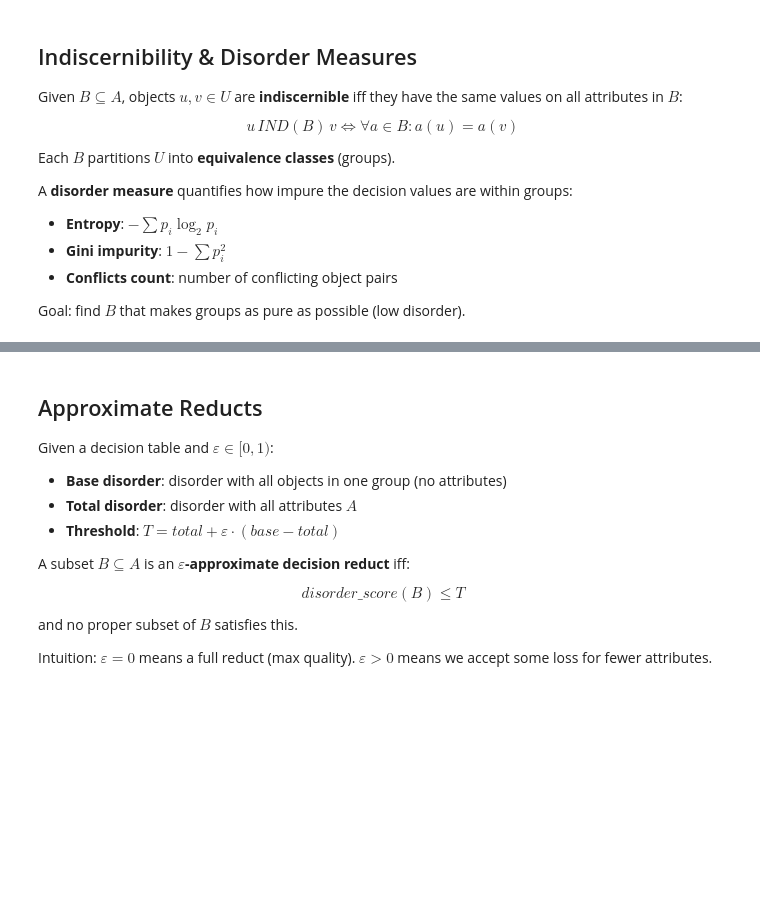
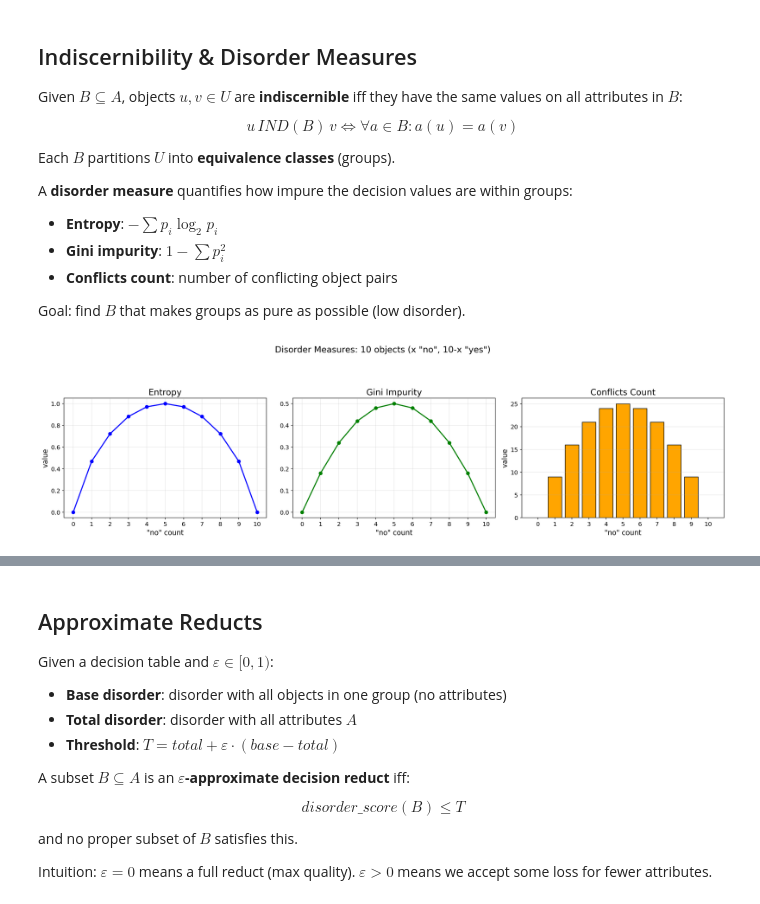
Before and after one commit to sebov/scikit-rough, a Jupyter notebook: presentation/presentation.ipynb, the cells around one changed output, grey strips where cells are left out. Saved outputs shown, nothing was run; the diff lists cells and outputs as text; code cells hidden in the pictures; blank space fills up the shorter version.

```diff
--- a/presentation/presentation.ipynb
+++ b/presentation/presentation.ipynb
@@ -67,3 +57,53 @@ A **disorder measure** quantifies how impure the decision values are within grou
 - **Conflicts count**: number of conflicting object pairs
 
 Goal: find $B$ that makes groups as pure as possible (low disorder).
+# %%
+# | output: false
+import matplotlib.pyplot as plt
+import numpy as np
+
+n = 10
+x_vals = np.arange(n + 1)
+p = x_vals / n
+
+with np.errstate(divide="ignore", invalid="ignore"):
+    entropy_vals = np.where(
+        (p > 0) & (p < 1),
+        -p * np.log2(p) - (1 - p) * np.log2(1 - p),
+        0.0,
+    )
+
+gini_vals = 1 - p**2 - (1 - p) ** 2
+conflicts_vals = x_vals * (n - x_vals)
+
+fig, axes = plt.subplots(1, 3, figsize=(18, 5))
+
+axes[0].plot(x_vals, entropy_vals, "b-o", linewidth=2, markersize=6)
+axes[0].set_title("Entropy", fontsize=16)
+axes[0].set_xlabel('"no" count', fontsize=13)
+axes[0].set_ylabel("value", fontsize=13)
+axes[0].tick_params(labelsize=11)
+axes[0].grid(True, alpha=0.3)
+
+axes[1].plot(x_vals, gini_vals, "g-o", linewidth=2, markersize=6)
+axes[1].set_title("Gini Impurity", fontsize=16)
+axes[1].set_xlabel('"no" count', fontsize=13)
+axes[1].tick_params(labelsize=11)
+axes[1].grid(True, alpha=0.3)
+
+axes[2].bar(x_vals, conflicts_vals, color="orange", edgecolor="black")
+axes[2].set_title("Conflicts Count", fontsize=16)
+axes[2].set_xlabel('"no" count', fontsize=13)
+axes[2].set_ylabel("value", fontsize=13)
+axes[2].tick_params(labelsize=11)
+axes[2].grid(True, alpha=0.3, axis="y")
+
+for ax in axes:
+    ax.set_xticks(x_vals)
+
+plt.suptitle('Disorder Measures: 10 objects (x "no", 10-x "yes")', fontsize=16, y=1.02)
+plt.tight_layout(rect=[0, 0, 1, 0.9])
+plt.savefig("disorder_measures.png", dpi=200, bbox_inches="tight")
+plt.show()
+# %% [output]
+[figure, added]
```
Also changed, not shown: parts of 8 cells of this notebook, 6 other files.
